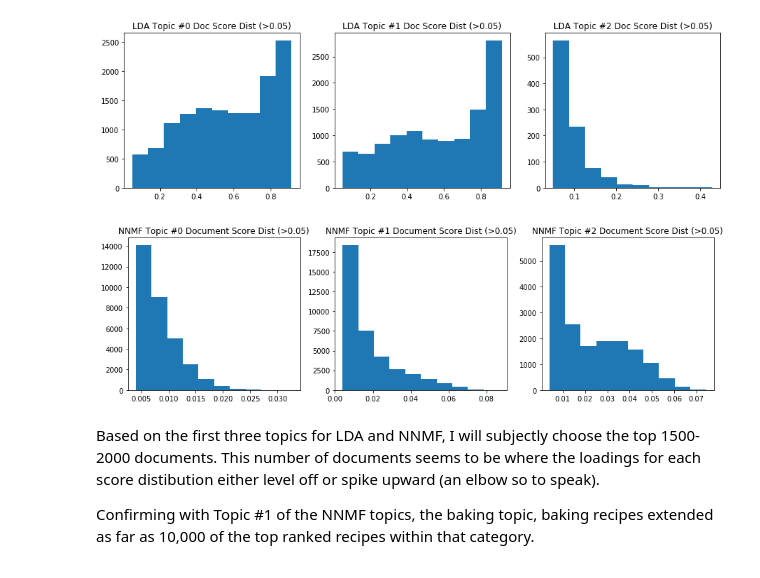
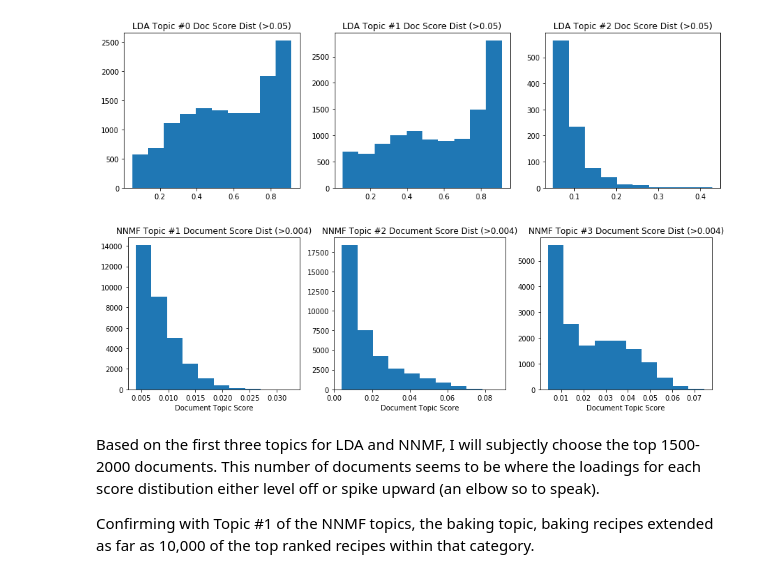
Before and after one commit to JohnVillanueva/Thinkful, a Jupyter notebook: Final Project (BC Unit 7)/Recipe Recommendation System.ipynb, the cells around one changed output. Drawn from its saved outputs; the diff is of its cells as text; code cells hidden in the pictures.

```diff
--- a/Final Project (BC Unit 7)/Recipe Recommendation System.ipynb
+++ b/Final Project (BC Unit 7)/Recipe Recommendation System.ipynb
@@ -632,21 +632,23 @@ for i in range(3):
     series = pd.Series(text_lda[:,i])
     plt.subplot(1,3,i+1)
     plt.hist(series[series > 0.05])
-    plt.title('LDA Topic #{} Doc Score Dist (>0.05)'.format(i))
+    plt.title('LDA Topic #{} Doc Score Dist (>0.05)'.format(i+1))
 plt.show()
 # %% [output]
 [figure]
 # %%
 # NNMF Topic documents for topics 0-2
 plt.figure(figsize=(15,4))
 for i in range(3):
     series = pd.Series(text_nmf[:,i])
     plt.subplot(1,3,i+1)
     plt.hist(series[series > 0.004])
-    plt.title('NNMF Topic #{} Document Score Dist (>0.004)'.format(i))
+    plt.title('NNMF Topic #{} Document Score Dist (>0.004)'.format(i+1))
+    plt.xlabel('Document Topic Score')
+#plt.savefig('DocsByTop_Score_Distributions.png', transparent = True)
 plt.show()
 # %% [output]
-[figure, old version]
+[figure, new version]
 # %% [markdown]
 Based on the first three topics for LDA and NNMF, I will subjectly choose the top 1500-2000 documents. This number of documents seems to be where the loadings for each score distibution either level off or spike upward (an elbow so to speak).
 
```
Also changed, not shown: parts of 28 cells of this notebook, 1 other file.
